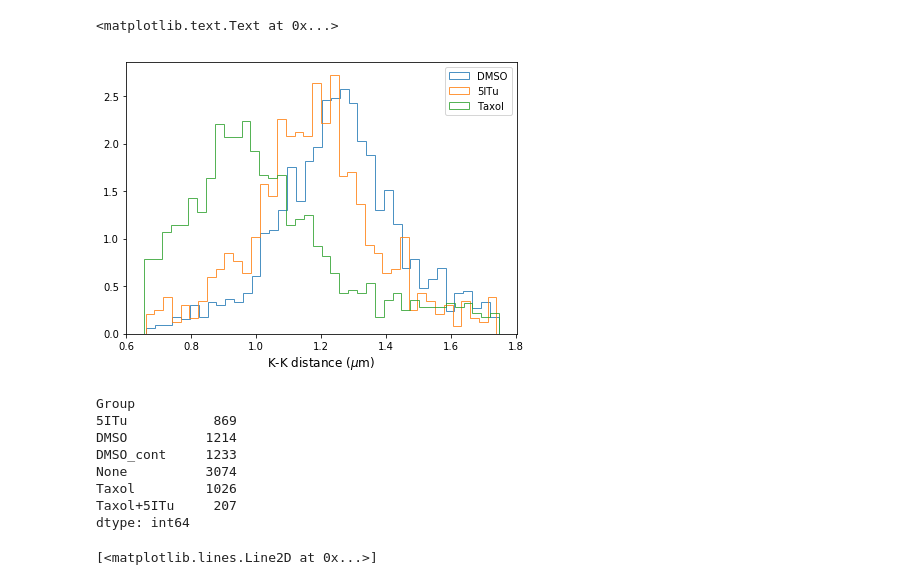
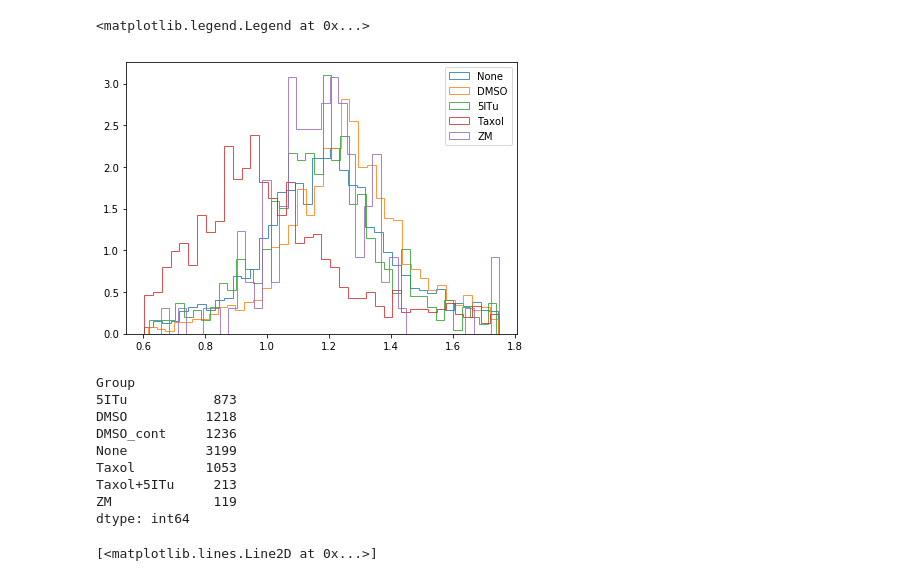
Before and after one commit to elifesciences-publications/AuroraConcentrationAnalysis, a Jupyter notebook: Dist_vs_INCENP_avg-ALL.ipynb, the cells around one changed output. Saved outputs shown, nothing was run; the diff lists cells and outputs as text; code cells hidden in the pictures.

Commit message:
More plot making codes, and mathematical models added

```diff
--- a/Dist_vs_INCENP_avg-ALL.ipynb
+++ b/Dist_vs_INCENP_avg-ALL.ipynb
@@ -22,13 +23,24 @@ dataname_list = [['5ITu_01Pos0','5ITu_03Pos6','DMSO_01Pos7','DMSO_01Pos10',
                'Taxol_01Pos5','Taxol_02Pos12','Taxol_02Pos14',
                'Taxol+5ITu_03Pos5'],
                  ['5ITu_03Pos0','DMSO_01Pos5','DMSO_01Pos6','DMSO_01Pos10','DMSO_02Pos6',
-                 'Taxol_01Pos2']]
-linepath_list = ['20171006_LineProfiles/','20171009_LineProfiles/','20171012_LineProfiles/']
-imagepath_list = ['20171006_ImageSequences/','20171009_ImageSequences/','20171012_ImageSequences/']
+                 'Taxol_01Pos2'],['ZM_01Pos6']]
+linepath_list = ['20171006_LineProfiles/','20171009_LineProfiles/','20171012_LineProfiles/','20171021_LineProfiles_cTY31/']
+imagepath_list = ['20171006_ImageSequences/','20171009_ImageSequences/','20171012_ImageSequences/','20171021_ImageSequences_cTY31/']
 
 trange0 = np.arange(1,4)   #No treatment
 trange1 = np.arange(4,7)   #First treatment (5ITu or Taxol or DMSO)
 trange2 = np.arange(7,10)  #Second treatment (5ITu+Taxol)
+
+
+# dataname_list = [['5ITu_01Pos2','5ITu_02Pos3','DMSO_02Pos0','DMSO_02Pos4',
+#                  'Taxol_01Pos0','Taxol_01Pos7','Taxol_02Pos5','Taxol_02Pos8']]
+# linepath_list = ['20171021_LineProfiles_cTY07/']
+# imagepath_list = ['20171021_ImageSequences_cTY07/']
+
+# trange0 = np.arange(1,4)   #No treatment
+# trange1 = np.arange(4,7)   #First treatment (5ITu or Taxol or DMSO)
+# trange2 = np.arange(7,10)  #Second treatment (5ITu+Taxol)
+
 
 
 # pixsize = 8190/60/1.5/512 #um
@@ -50,8 +62,7 @@ trange2 = np.arange(7,10)  #Second treatment (5ITu+Taxol)
 # trange2 = np.arange(7,10)
 
 
-
-kkdistrange = (0.65,1.75)  #in um
+kkdistrange = (0.6,1.75)  #in um
 # %%
 # normalize profiles such that the lowest value of average profile before treatment (trange0) is 0,
 #and the highest is 1. also filter out the K-K pairs with K-K distance out of range
@@ -163,7 +174,7 @@ for seti in range(Nsets):
 
         df_prof = pd.read_csv(linepath+dataname+'_prof.csv')
         df_prof = df_prof.drop(df_prof.columns[0],axis=1)
-        df_prof[['prof488','prof560']] = df_prof[['prof488','prof560']].applymap(lambda x:np.array(eval(re.sub(r'(\d)\s+(\d)', r'\1,\2',x))))
+        df_prof[['prof488','prof560']] = df_prof[['prof488','prof560']].applymap(lambda x:np.array(eval(re.sub(r'(\d)\s+(\d)|(\.)\s+(\d)', r'\1,\2',x))))
 
         kkdists = []
         for i in df_prof.index:
@@ -181,7 +192,7 @@ for seti in range(Nsets):
         grp = re.split('\_',dataname)[0]
         if (grp == 'DMSO') | (grp=='Taxol+5ITu'):
             mask = [(t in trange0) | (t in trange1) | (t in trange2) for t in df_prof['tpoint']]
-        elif (grp == '5ITu') | (grp=='Taxol'):
+        elif (grp == '5ITu') | (grp=='Taxol') | (grp=='ZM'):
             mask = [(t in trange0) | (t in trange1) for t in df_prof['tpoint']]
         else:
             print('Group cannot be defined for Set%d_%s' %(seti,dataname))
@@ -196,7 +207,7 @@ for seti in range(Nsets):
         if (grp=='Taxol+5ITu'):
             df_prof.loc[[(t in trange1) for t in df_prof['tpoint']],'Group'] = 'Taxol'
             df_prof.loc[[(t in trange2) for t in df_prof['tpoint']],'Group'] = 'Taxol+5ITu'
-        elif (grp == '5ITu') | (grp=='Taxol'):
+        elif (grp == '5ITu') | (grp=='Taxol') | (grp=='ZM'):
             df_prof.loc[[(t not in trange0) for t in df_prof['tpoint']],'Group'] = grp
         elif (grp == 'DMSO'):
             df_prof.loc[[(t in trange1) for t in df_prof['tpoint']],'Group'] = 'DMSO'
@@ -210,6 +221,7 @@ for seti in range(Nsets):
 
         #cytoplasmic background estimation
         cytobg488,cytobg560 = getCytoBg(df_feat,imagepath+dataname+'/')
+        #normalize based on cytoplasmic background and peak height
         df_prof = normalizeLineProfs_image(df_prof,cytobg488,cytobg560)
 
         df_prof_list.append(df_prof)
@@ -229,31 +241,32 @@ df_prof_all.head()
 # %%
 #Get histogram of K-K distance in each group
 fs = 12
 grped_df = df_prof_all.groupby('Group')
 fig,ax = plt.subplots(figsize=(7,5))
 
 #grp_to_plot = ['None','DMSO','5ITu','Taxol','DMSO_cont']
-grp_to_plot = ['DMSO','5ITu','Taxol']
+grp_to_plot = ['None','DMSO','5ITu','Taxol','ZM']
 #grp_to_plot = ['DMSO','None']
 for grp in grp_to_plot:
     plt.hist(grped_df.get_group(grp)['kkdist']*pixsize,bins=40,alpha=0.8,normed=True,histtype='step');
 
 plt.legend(grp_to_plot)
-plt.xlabel('K-K distance ($\mu$m)',fontsize=fs)
+#plt.xlabel('K-K distance ($\mu$m)',fontsize=fs)
 #fig.savefig('KKdistance_Histogram.pdf',facecolor=None,edgecolor=None)
 # %% [output]
-<matplotlib.text.Text at 0x...>
+<matplotlib.legend.Legend at 0x...>
-[figure, old version]
+[figure, new version]
 # %%
 grped_df.size()
 # %% [output]
 Group
-5ITu           869
-DMSO          1214
-DMSO_cont     1233
-None          3074
-Taxol         1026
-Taxol+5ITu     207
+5ITu           873
+DMSO          1218
+DMSO_cont     1236
+None          3199
+Taxol         1053
+Taxol+5ITu     213
+ZM             119
 dtype: int64
 # %%
 def findFWHM(prof,dx=0.1):
```
Also changed, not shown: parts of 13 cells of this notebook, 2 other files.
